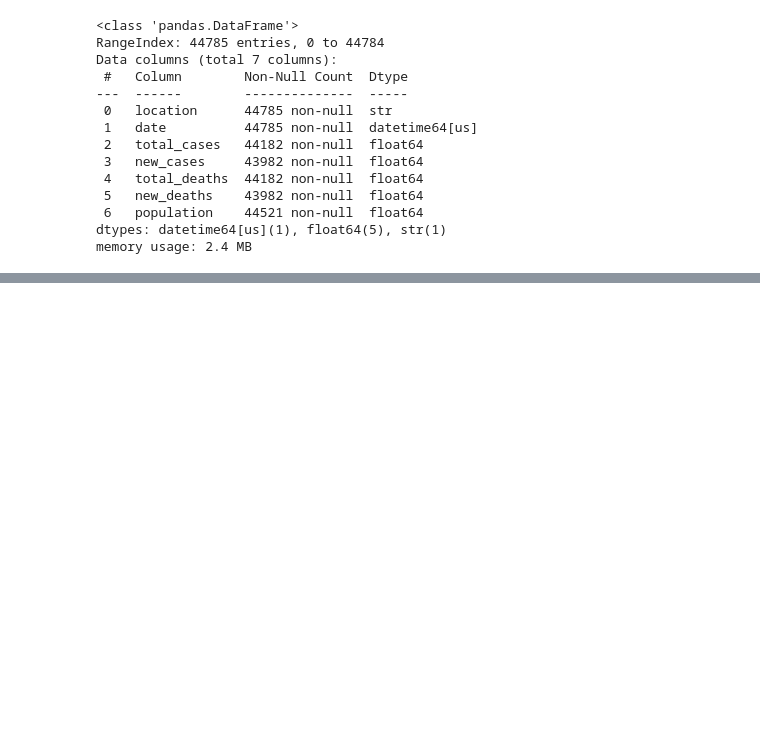
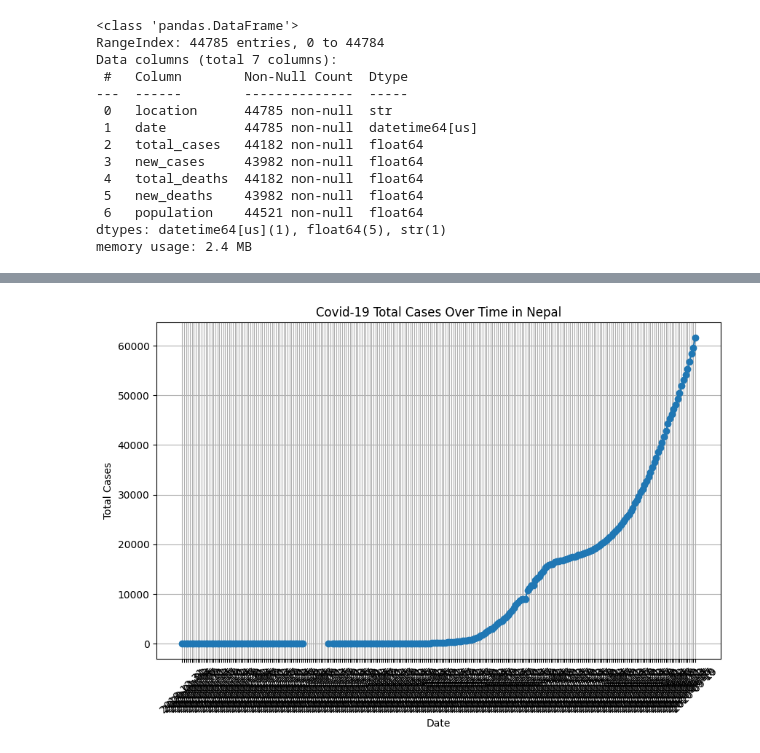
Before and after one commit to dipesh-2005/Covid-19-Analysis, a Jupyter notebook: Covid19-analysis/Scripts/covid-analysis.ipynb, the cells around one changed output, grey strips where cells are left out. Drawn from its saved outputs; the diff is of its cells as text; code cells hidden in the pictures; blank space fills up the shorter version.

Commit message:
plotted he total case overtime of neapal

```diff
--- a/Covid19-analysis/Scripts/covid-analysis.ipynb
+++ b/Covid19-analysis/Scripts/covid-analysis.ipynb
@@ -142,0 +151,5 @@ df['location'] = df['location'].fillna('Unknown')
+# %%
+#choosing and making  a copy of data for a specific country
+country = "Nepal"
+df_country =df[df['location']==country].copy()
+df_country.head(5)
@@ -142,0 +164,12 @@ df['location'] = df['location'].fillna('Unknown')
+# %%
+#plotting the total cases over time
+plt.figure(figsize=(10,6))
+plt.plot(df_country['date'], df_country['total_cases'],marker='o')
+plt.xlabel('Date')
+plt.ylabel('Total Cases')
+plt.title(f'Covid-19 Total Cases Over Time in {country}')
+plt.xticks(rotation=45)# Rotate x-axis labels for better readability
+plt.grid()
+plt.show()
+# %% [output]
+[figure, added]
```
Also changed, not shown: parts of 4 cells of this notebook.
